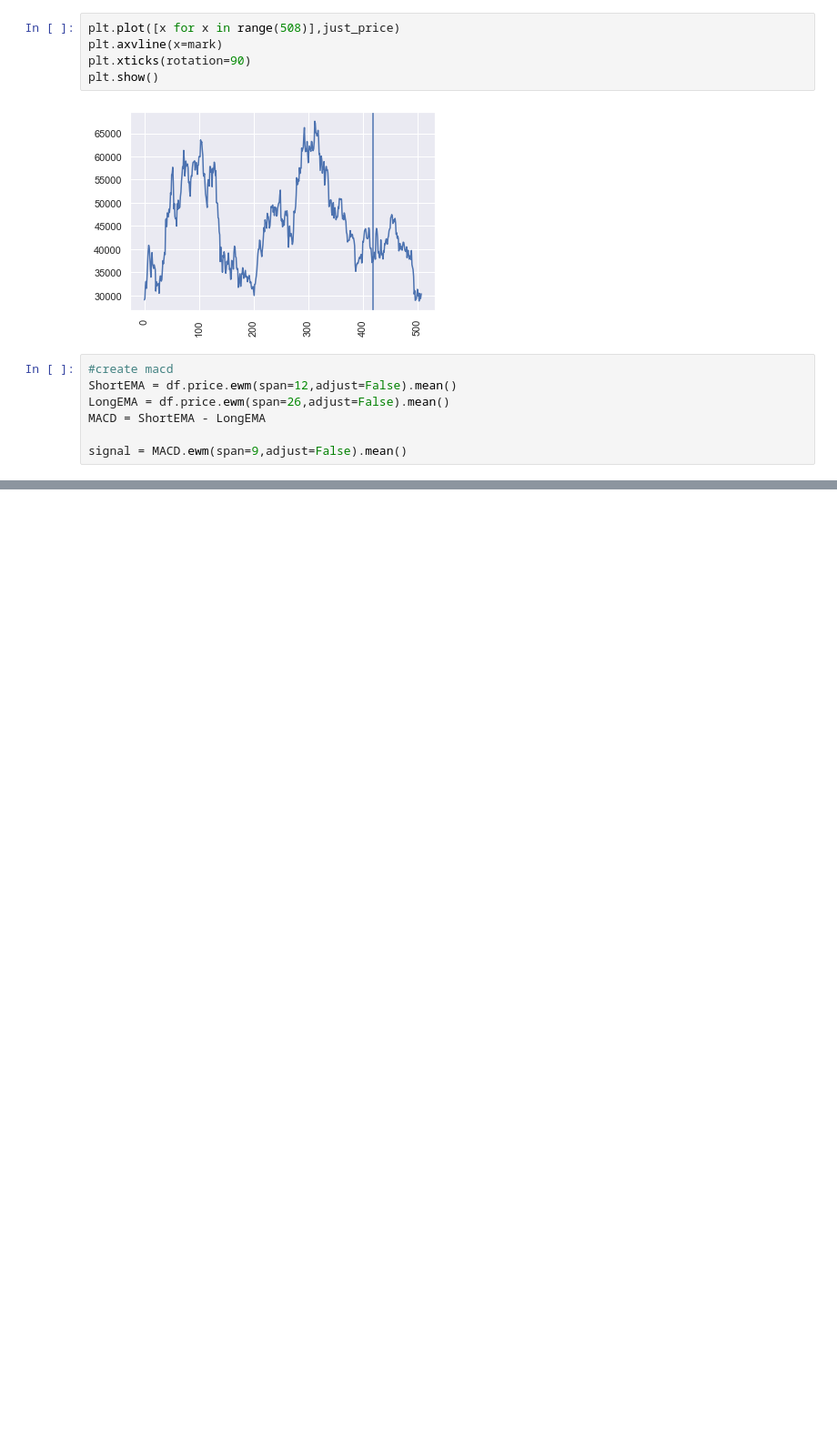
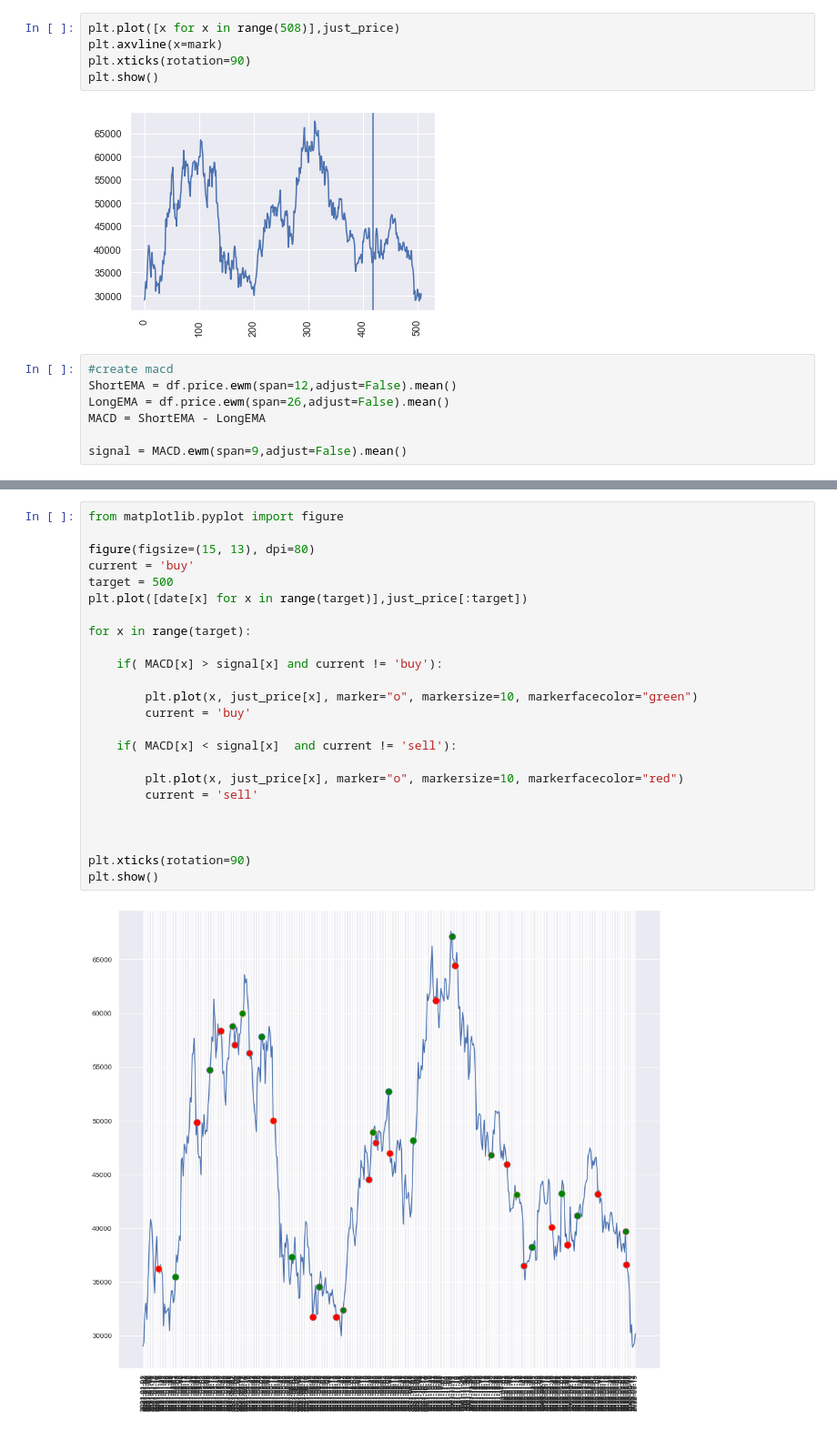
Before and after one commit to amiel103/crypto_analysis, a Jupyter notebook: Untitled.ipynb, the cells around one changed output, grey strips where cells are left out. Shown: that part at 91% size. Saved outputs shown, nothing was run; the diff lists cells and outputs as text; blank space fills up the shorter version.

Commit message:
added recommended buy and sell points

```diff
--- a/Untitled.ipynb
+++ b/Untitled.ipynb
@@ -60,0 +61,26 @@ plt.show()
+# %%
+from matplotlib.pyplot import figure
+
+figure(figsize=(15, 13), dpi=80)
+current = 'buy'
+target = 500
+plt.plot([date[x] for x in range(target)],just_price[:target])
+
+for x in range(target):
+
+    if( MACD[x] > signal[x] and current != 'buy'):
+
+        plt.plot(x, just_price[x], marker="o", markersize=10, markerfacecolor="green")
+        current = 'buy'
+
+    if( MACD[x] < signal[x]  and current != 'sell'):
+
+        plt.plot(x, just_price[x], marker="o", markersize=10, markerfacecolor="red")
+        current = 'sell'
+
+
+
+plt.xticks(rotation=90)
+plt.show()
+# %% [output]
+[figure, added]
```
Also changed, not shown: parts of 1 cell of this notebook.
